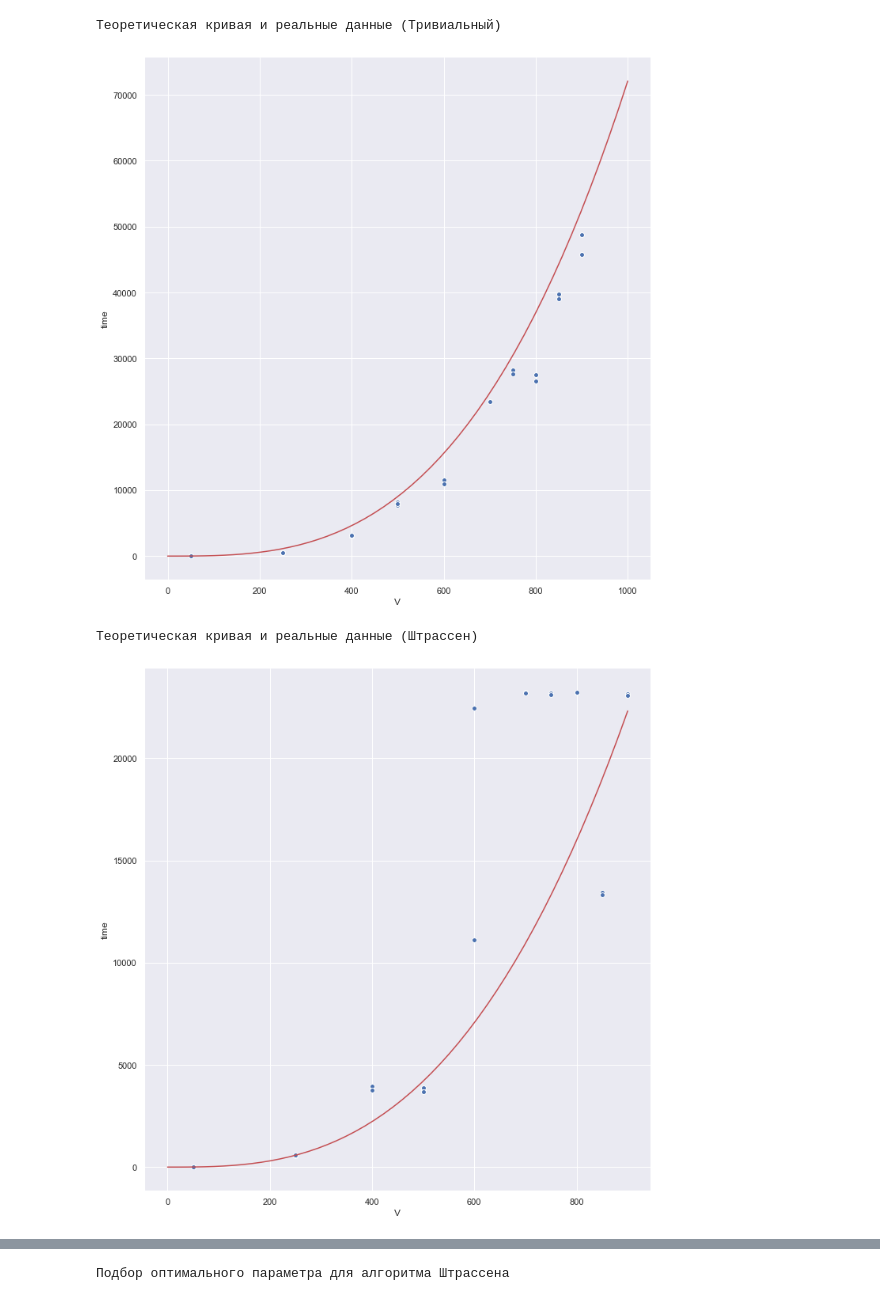
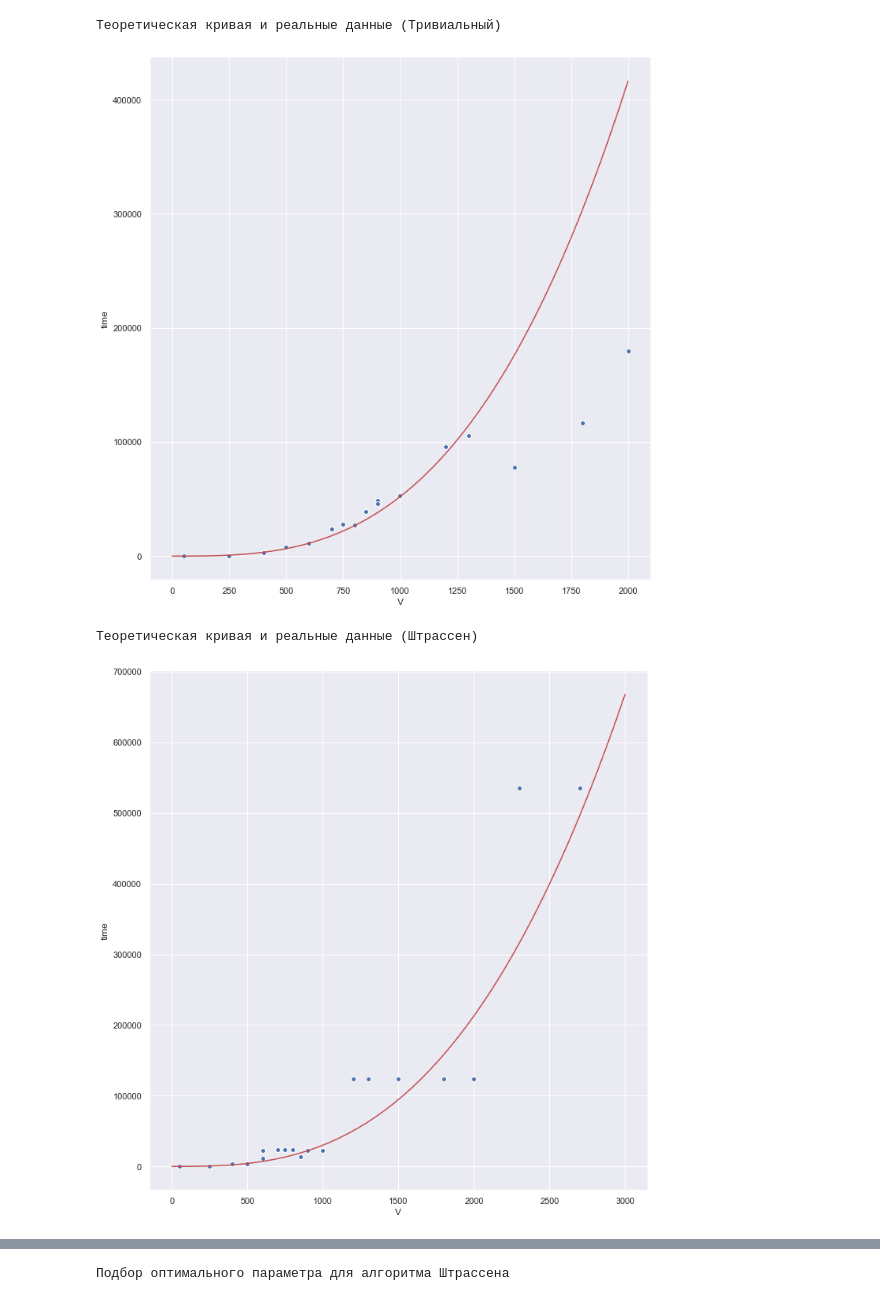
Before and after one commit to Fleynaro/Labs7, a Jupyter notebook: ААС/Практическая работа/ААС. Графики.ipynb, the cells around one changed output, grey strips where cells are left out. Drawn from its saved outputs; the diff is of its cells as text; code cells hidden in the pictures.

```diff
--- a/ААС/Практическая работа/ААС. Графики.ipynb
+++ b/ААС/Практическая работа/ААС. Графики.ipynb
@@ -65,6 +48,6 @@ Name: V, dtype: int64
 # %%
-X_plot = np.linspace(0, 1000)
-Y_plot = (4*X_plot**3 + 5*X_plot**2 + 4*X_plot + 2) * 1.8 / 100000
+X_plot = np.linspace(0, 2000)
+Y_plot = (4*X_plot**3 + 5*X_plot**2 + 4*X_plot + 2) * 1.3 / 100000
 g = sns.FacetGrid(df[df.algorithmId==1], height = 10)
 g = g.map(plt.scatter, "V", "time", edgecolor="w")
 plt.plot(X_plot, Y_plot, color='r')
@@ -73,18 +56,18 @@ print("Теоретическая кривая и реальные данные
 plt.show()
 # %% [output]
 Теоретическая кривая и реальные данные (Тривиальный)
-[figure, old version]
+[figure, new version]
 # %%
-X_plot = np.linspace(0, 900)
+X_plot = np.linspace(0, 3000)
 Y_plot = (3686323*(X_plot**log(7, 2))/252105 - 317*X_plot**2/3 - 188*X_plot/5 - 25) * 8 / 1000000
 g = sns.FacetGrid(df[df.algorithmId==2], height = 10)
 g = g.map(plt.scatter, "V", "time", edgecolor="w")
 plt.plot(X_plot, Y_plot, color='r')
 
 print("Теоретическая кривая и реальные данные (Штрассен)")
 plt.show()
 # %% [output]
 Теоретическая кривая и реальные данные (Штрассен)
-[figure, old version]
+[figure, new version]
 # %%
 print("Сравнение 2-х алгоритмов")
```
Also changed, not shown: parts of 4 cells of this notebook, 1 other file.
